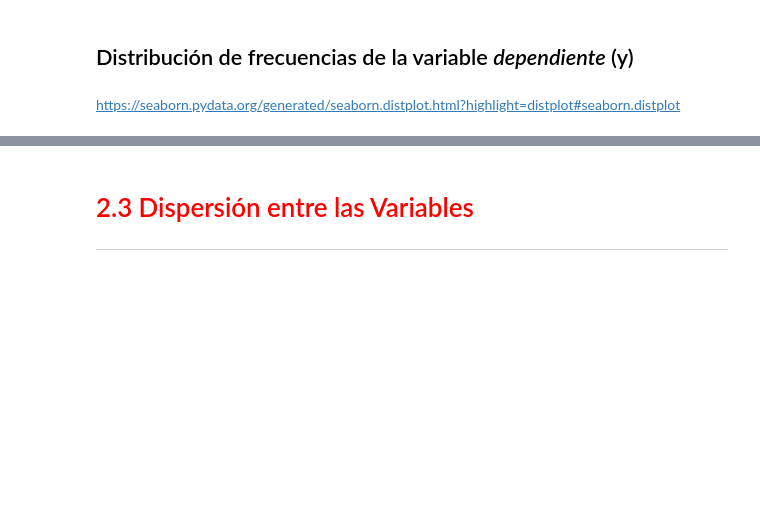
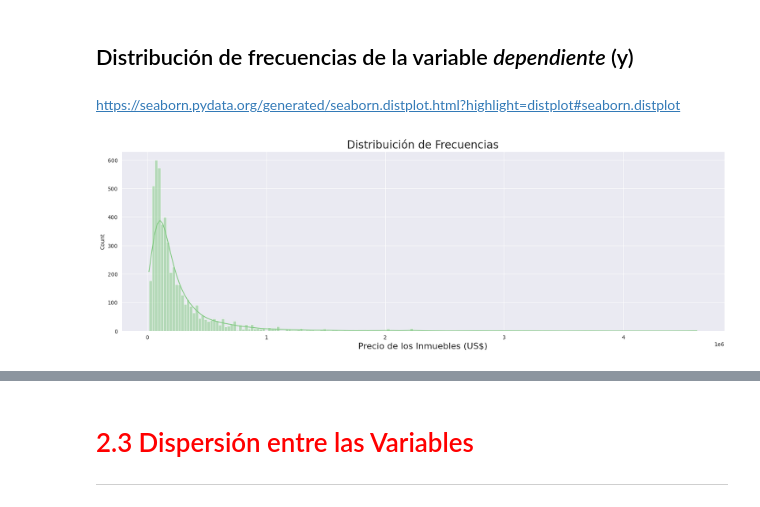
Before and after one commit to Kevincancino26/mis-notebook-de-estudio-, a Jupyter notebook: Regresión_Lineal_II.ipynb, the cells around one changed output, grey strips where cells are left out. Drawn from its saved outputs; the diff is of its cells as text; code cells hidden in the pictures; blank space fills up the shorter version.

```diff
--- a/Regresión_Lineal_II.ipynb
+++ b/Regresión_Lineal_II.ipynb
@@ -141,6 +143,8 @@ https://seaborn.pydata.org/generated/seaborn.distplot.html?highlight=distplot#se
 # %%
-
-ax.figure.set_size_inches(20, 6)
+fig,ax=plt.subplots(figsize=(20, 6))
+sns.histplot(datos['Valor'],kde=True, ax=ax)
 ax.set_title('Distribuición de Frecuencias', fontsize=20)
 ax.set_xlabel('Precio de los Inmuebles (US$)', fontsize=16)
-ax
+plt.show()
+# %% [output]
+[figure, added]
```
Also changed, not shown: parts of 4 cells of this notebook.
